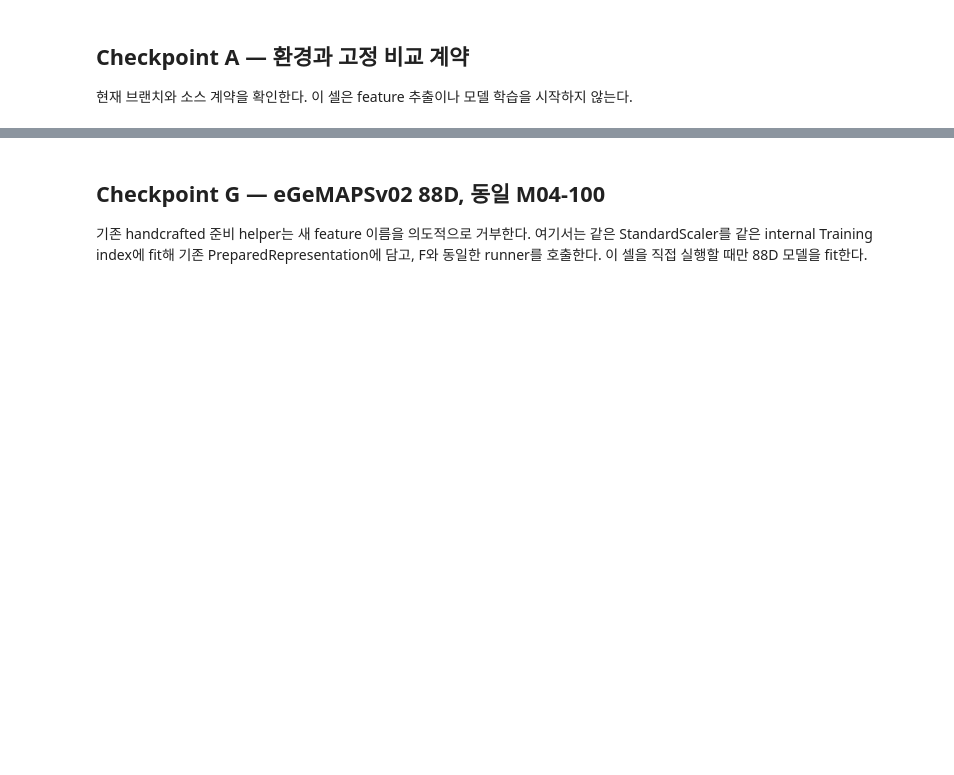
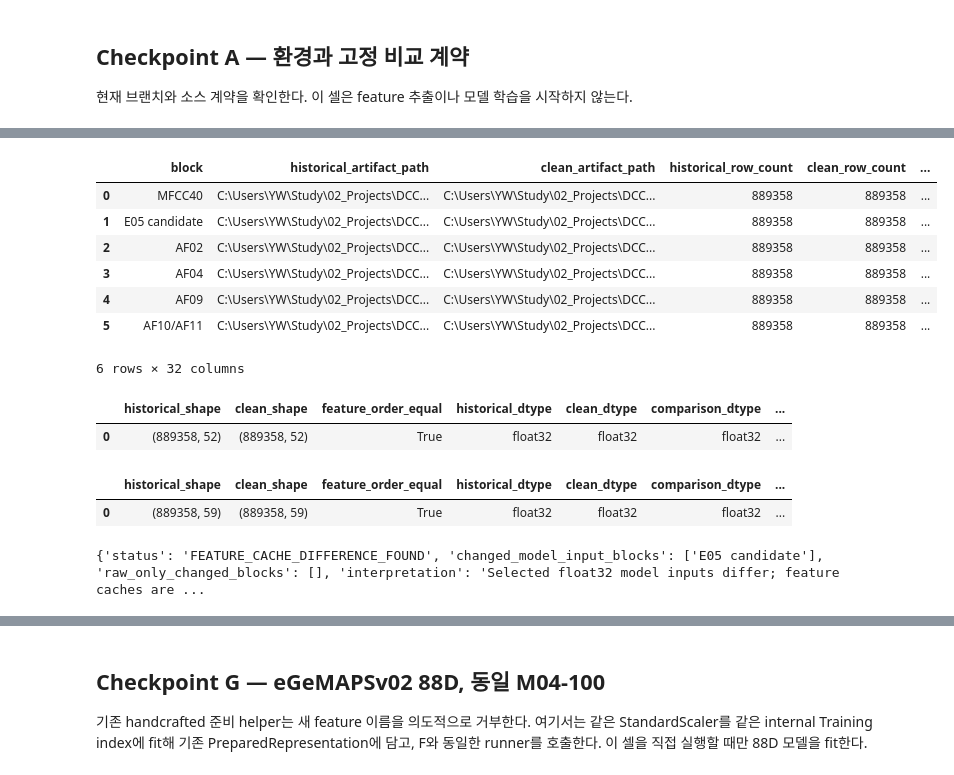
Before and after one commit to eigensinn-dcc2026/prelim, a Jupyter notebook: notebooks/mission2_standard_representation.ipynb, the cells around one changed output, grey strips where cells are left out. Cells and saved outputs as stored; diff of their text form; code cells hidden in the pictures; blank space fills up the shorter version.

```diff
--- a/notebooks/mission2_standard_representation.ipynb
+++ b/notebooks/mission2_standard_representation.ipynb
@@ -160,0 +351,49 @@ display(pd.DataFrame([split_audit]))
+# %%
+from pathlib import Path
+import json
+import sys
+import pandas as pd
+from IPython.display import display
+b5_repo_root = Path.cwd().resolve()
+if b5_repo_root.name == "notebooks":
+    b5_repo_root = b5_repo_root.parent
+if not (b5_repo_root / "src" / "dcc_data").is_dir():
+    raise RuntimeError("STOP: repository root could not be resolved")
+sys.path.insert(0, str(b5_repo_root / "src"))
+from dcc_data.mission2_standard_representation import audit_historical_vs_clean_feature_caches
+b5_expected_fingerprint = "49d65a35d1e98c280f98e45cbed864ef8bac36268ccffbe81aa0985923c90de3"
+b5_cache_root = b5_repo_root / "data" / "processed" / "mission2_stage4_clean"
+b5_matches = []
+for b5_path in b5_cache_root.glob("stage4_clean_v1_*"):
+    b5_chain_file = b5_path / "chain.json"
+    if not b5_chain_file.is_file():
+        continue
+    try:
+        b5_chain = json.loads(b5_chain_file.read_text(encoding="utf-8"))
+    except (OSError, json.JSONDecodeError):
+        continue
+    if b5_chain.get("provenance_fingerprint") == b5_expected_fingerprint:
+        b5_matches.append(b5_path)
+if len(b5_matches) != 1:
+    raise RuntimeError("STOP: exactly one clean chain must match the B4 fingerprint")
+b5_audit = audit_historical_vs_clean_feature_caches(
+    b5_repo_root, b5_matches[0], expected_fingerprint=b5_expected_fingerprint,
+)
+display(b5_audit["block_audit"])
+display(pd.DataFrame([b5_audit["assembled_52d"]]))
+display(pd.DataFrame([b5_audit["assembled_59d"]]))
+print(b5_audit["conclusion"])
+# %% [output]
+|  | block | historical_artifact_path | clean_artifact_path | historical_row_count | clean_row_count | ... |
+| 0 | MFCC40 | C:\Users\YW\Study\02_Projects\DCC... | C:\Users\YW\Study\02_Projects\DCC... | 889358 | 889358 | ... |
+| 1 | E05 candidate | C:\Users\YW\Study\02_Projects\DCC... | C:\Users\YW\Study\02_Projects\DCC... | 889358 | 889358 | ... |
+| 2 | AF02 | C:\Users\YW\Study\02_Projects\DCC... | C:\Users\YW\Study\02_Projects\DCC... | 889358 | 889358 | ... |
+| 3 | AF04 | C:\Users\YW\Study\02_Projects\DCC... | C:\Users\YW\Study\02_Projects\DCC... | 889358 | 889358 | ... |
+| 4 | AF09 | C:\Users\YW\Study\02_Projects\DCC... | C:\Users\YW\Study\02_Projects\DCC... | 889358 | 889358 | ... |
+| 5 | AF10/AF11 | C:\Users\YW\Study\02_Projects\DCC... | C:\Users\YW\Study\02_Projects\DCC... | 889358 | 889358 | ... |
+6 rows × 32 columns
+|  | historical_shape | clean_shape | feature_order_equal | historical_dtype | clean_dtype | comparison_dtype | ... |
+| 0 | (889358, 52) | (889358, 52) | True | float32 | float32 | float32 | ... |
+|  | historical_shape | clean_shape | feature_order_equal | historical_dtype | clean_dtype | comparison_dtype | ... |
+| 0 | (889358, 59) | (889358, 59) | True | float32 | float32 | float32 | ... |
+{'status': 'FEATURE_CACHE_DIFFERENCE_FOUND', 'changed_model_input_blocks': ['E05 candidate'], 'raw_only_changed_blocks': [], 'interpretation': 'Selected float32 model inputs differ; feature caches are ...
```
Also changed, not shown: parts of 35 cells of this notebook, 8 other files.
